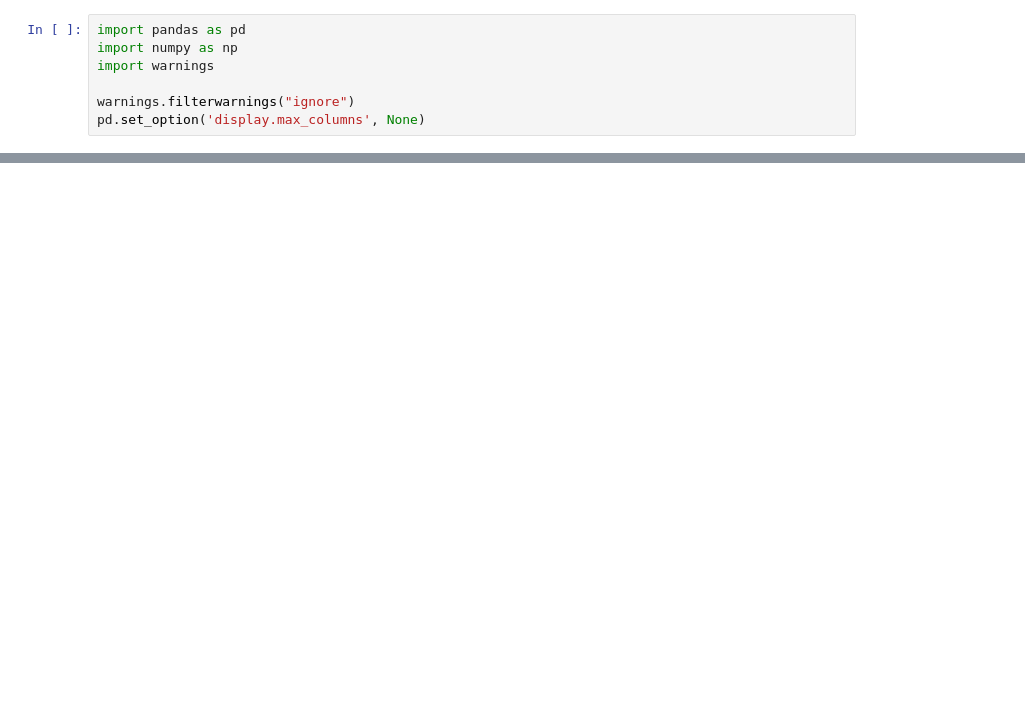
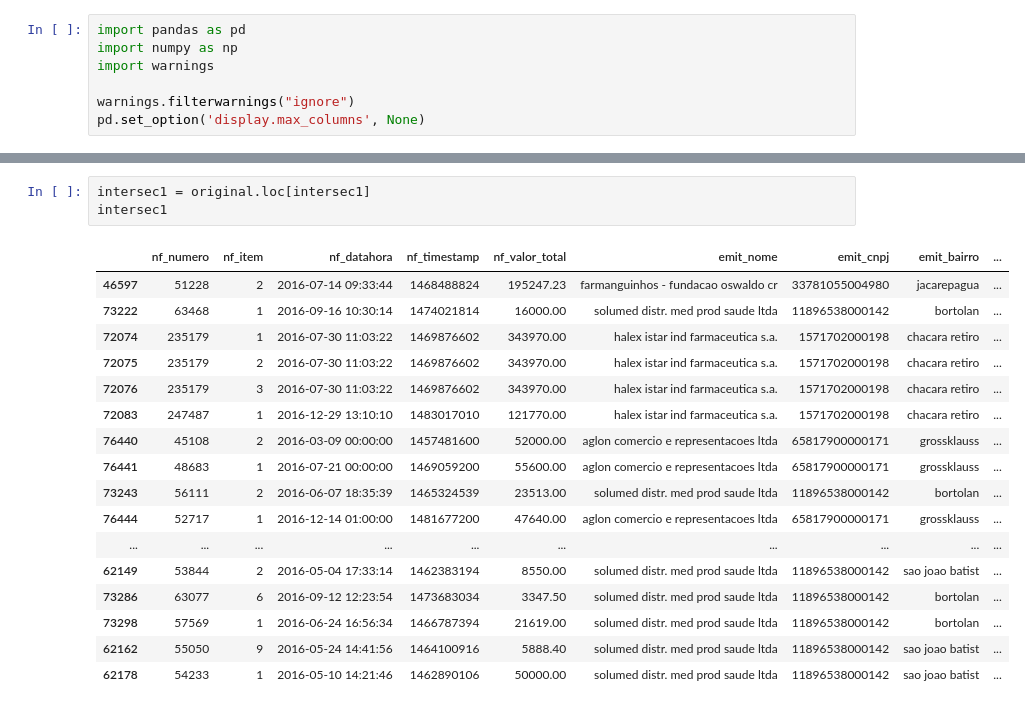
Before and after one commit to breno-abreu/TCC, a Jupyter notebook: results/real values.ipynb, the cells around one changed output, grey strips where cells are left out. Cells and saved outputs as stored; diff of their text form; blank space fills up the shorter version.

```diff
--- a/results/real values.ipynb
+++ b/results/real values.ipynb
@@ -63,0 +76,21 @@ lof_rows.head(10)
+# %%
+intersec1 = original.loc[intersec1]
+intersec1
+# %% [output]
+|  | nf_numero | nf_item | nf_datahora | nf_timestamp | nf_valor_total | emit_nome | emit_cnpj | emit_bairro | ... |
+| 46597 | 51228 | 2 | 2016-07-14 09:33:44 | 1468488824 | 195247.23 | farmanguinhos - fundacao oswaldo cr | 33781055004980 | jacarepagua | ... |
+| 73222 | 63468 | 1 | 2016-09-16 10:30:14 | 1474021814 | 16000.00 | solumed distr. med prod saude ltda | 11896538000142 | bortolan | ... |
+| 72074 | 235179 | 1 | 2016-07-30 11:03:22 | 1469876602 | 343970.00 | halex istar ind farmaceutica s.a. | 1571702000198 | chacara retiro | ... |
+| 72075 | 235179 | 2 | 2016-07-30 11:03:22 | 1469876602 | 343970.00 | halex istar ind farmaceutica s.a. | 1571702000198 | chacara retiro | ... |
+| 72076 | 235179 | 3 | 2016-07-30 11:03:22 | 1469876602 | 343970.00 | halex istar ind farmaceutica s.a. | 1571702000198 | chacara retiro | ... |
+| 72083 | 247487 | 1 | 2016-12-29 13:10:10 | 1483017010 | 121770.00 | halex istar ind farmaceutica s.a. | 1571702000198 | chacara retiro | ... |
+| 76440 | 45108 | 2 | 2016-03-09 00:00:00 | 1457481600 | 52000.00 | aglon comercio e representacoes ltda | 65817900000171 | grossklauss | ... |
+| 76441 | 48683 | 1 | 2016-07-21 00:00:00 | 1469059200 | 55600.00 | aglon comercio e representacoes ltda | 65817900000171 | grossklauss | ... |
+| 73243 | 56111 | 2 | 2016-06-07 18:35:39 | 1465324539 | 23513.00 | solumed distr. med prod saude ltda | 11896538000142 | bortolan | ... |
+| 76444 | 52717 | 1 | 2016-12-14 01:00:00 | 1481677200 | 47640.00 | aglon comercio e representacoes ltda | 65817900000171 | grossklauss | ... |
+| ... | ... | ... | ... | ... | ... | ... | ... | ... | ... |
+| 62149 | 53844 | 2 | 2016-05-04 17:33:14 | 1462383194 | 8550.00 | solumed distr. med prod saude ltda | 11896538000142 | sao joao batist | ... |
+| 73286 | 63077 | 6 | 2016-09-12 12:23:54 | 1473683034 | 3347.50 | solumed distr. med prod saude ltda | 11896538000142 | bortolan | ... |
+| 73298 | 57569 | 1 | 2016-06-24 16:56:34 | 1466787394 | 21619.00 | solumed distr. med prod saude ltda | 11896538000142 | bortolan | ... |
+| 62162 | 55050 | 9 | 2016-05-24 14:41:56 | 1464100916 | 5888.40 | solumed distr. med prod saude ltda | 11896538000142 | sao joao batist | ... |
+| 62178 | 54233 | 1 | 2016-05-10 14:21:46 | 1462890106 | 50000.00 | solumed distr. med prod saude ltda | 11896538000142 | sao joao batist | ... |
```
Also changed, not shown: parts of 7 cells of this notebook, 19 other files.
